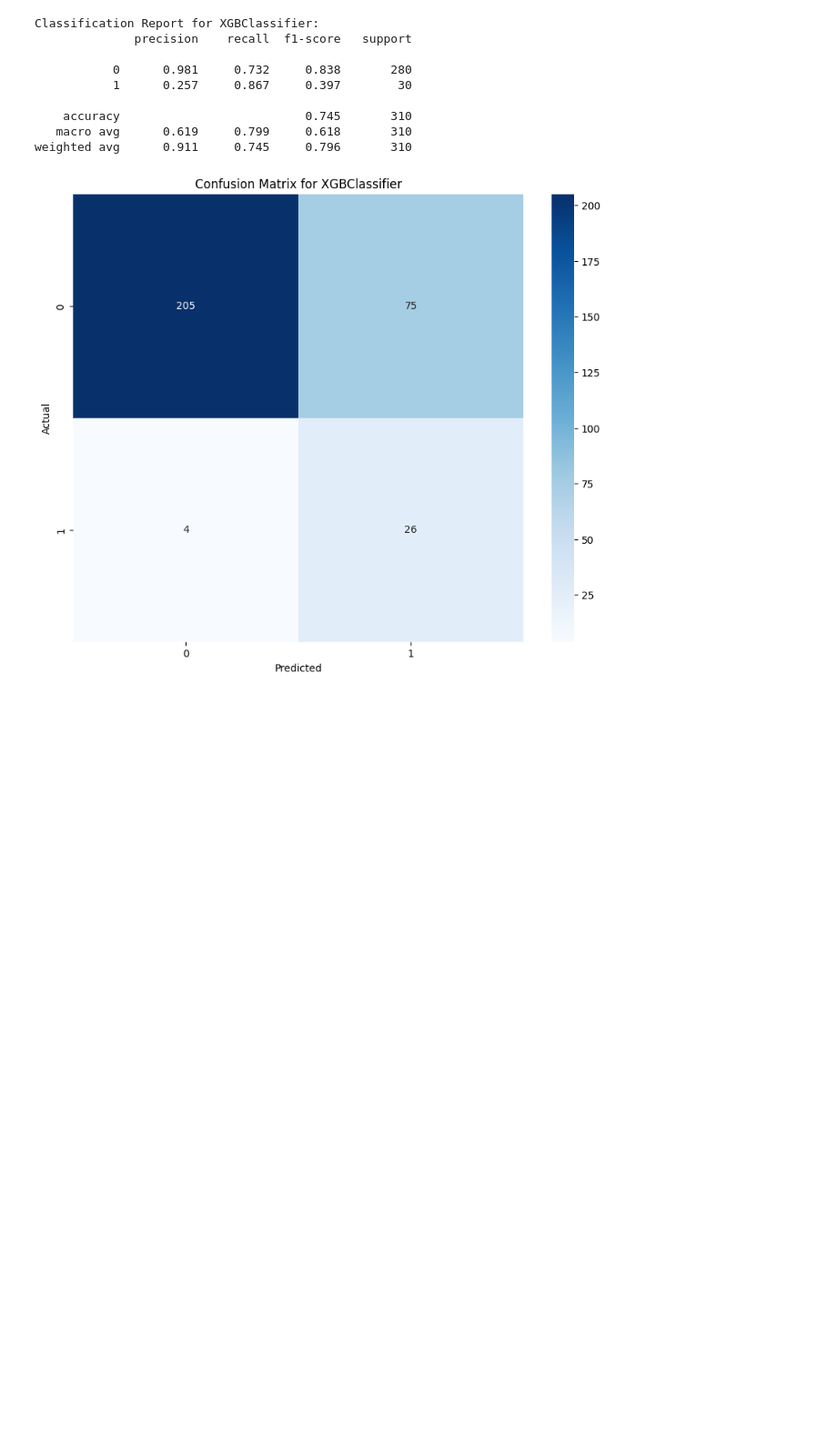
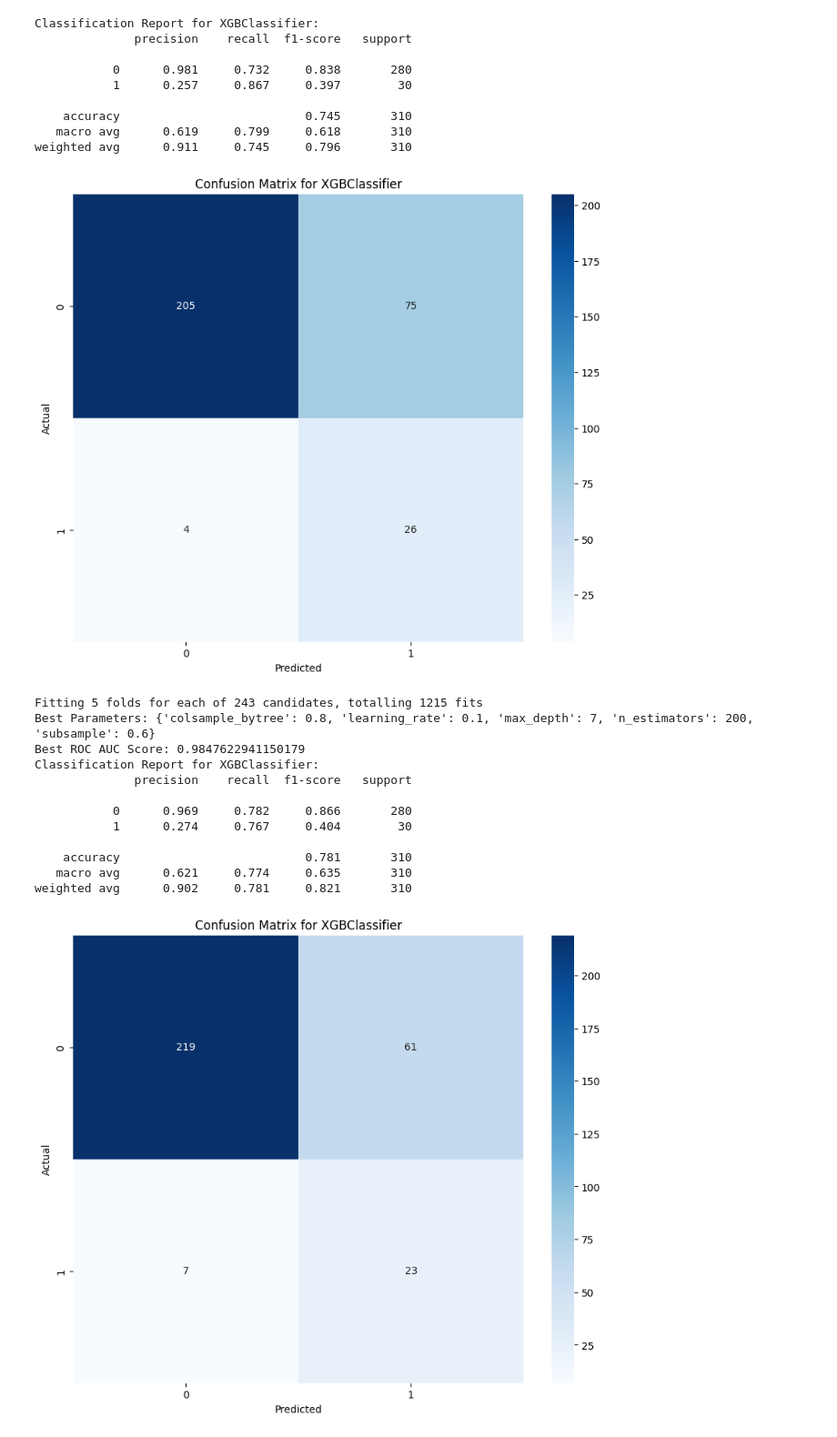
Before and after one commit to DaffaElgo/Iconic_2024, a Jupyter notebook: Code/Yey.ipynb, the cells around one changed output. Shown: that part at 91% size. Saved outputs shown, nothing was run; the diff lists cells and outputs as text; code cells hidden in the pictures; blank space fills up the shorter version.

```diff
--- a/Code/Yey.ipynb
+++ b/Code/Yey.ipynb
@@ -277,6 +274,10 @@ from sklearn.preprocessing import StandardScaler, OneHotEncoder
 from imblearn.over_sampling import ADASYN
 import matplotlib.pyplot as plt
 import seaborn as sns
+
+# Calculate geometric mean for each threshold
+def geometric_mean(sensitivity, specificity):
+    return np.sqrt(sensitivity * specificity)
 
 # Initialize models
 models = {
@@ -359,3 +360,45 @@ Classification Report for XGBClassifier:
    macro avg      0.619     0.799     0.618       310
 weighted avg      0.911     0.745     0.796       310
 [figure]
+# %%
+from sklearn.model_selection import GridSearchCV
+
+# Define the parameter grid
+param_grid = {
+    'n_estimators': [50, 100, 200],
+    'max_depth': [3, 5, 7],
+    'learning_rate': [0.01, 0.1, 0.2],
+    'subsample': [0.6, 0.8, 1.0],
+    'colsample_bytree': [0.6, 0.8, 1.0]
+}
+
+# Initialize the XGBoost classifier
+xgb = XGBClassifier(random_state=0, use_label_encoder=False, eval_metric='logloss')
+
+# Initialize GridSearchCV
+grid_search = GridSearchCV(estimator=xgb, param_grid=param_grid, cv=5, scoring='roc_auc', n_jobs=-1, verbose=2)
+
+# Fit the model
+grid_search.fit(X_train_resampled, y_train_resampled)
+
+# Print the best parameters and best score
+print(f"Best Parameters: {grid_search.best_params_}")
+print(f"Best ROC AUC Score: {grid_search.best_score_}")
+
+# Use the best estimator to make predictions
+best_xgb = grid_search.best_estimator_
+evaluate_model(best_xgb, X_test_processed, y_test)
+# %% [output]
+Fitting 5 folds for each of 243 candidates, totalling 1215 fits
+Best Parameters: {'colsample_bytree': 0.8, 'learning_rate': 0.1, 'max_depth': 7, 'n_estimators': 200, 'subsample': 0.6}
+Best ROC AUC Score: 0.9847622941150179
+Classification Report for XGBClassifier:
+              precision    recall  f1-score   support
+
+           0      0.969     0.782     0.866       280
+           1      0.274     0.767     0.404        30
+
+    accuracy                          0.781       310
+   macro avg      0.621     0.774     0.635       310
+weighted avg      0.902     0.781     0.821       310
+[figure, added]
```
Also changed, not shown: parts of 4 cells of this notebook, 5 other files.
